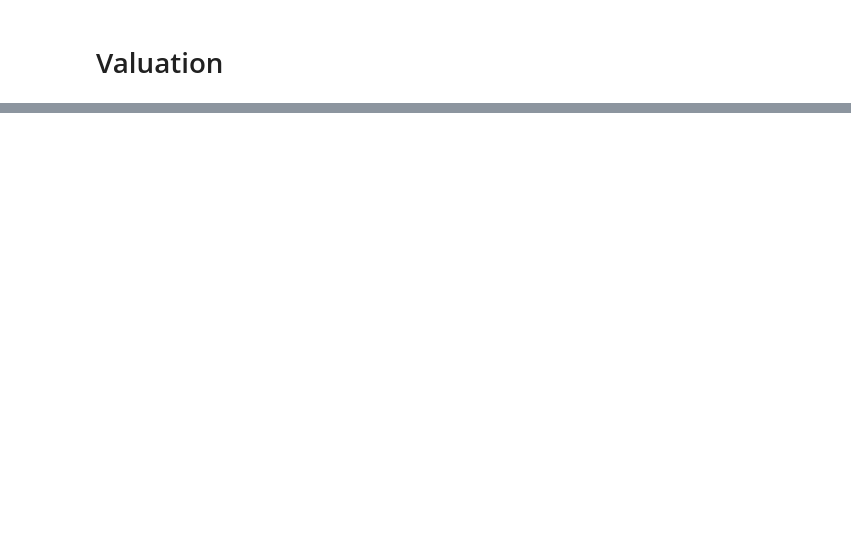
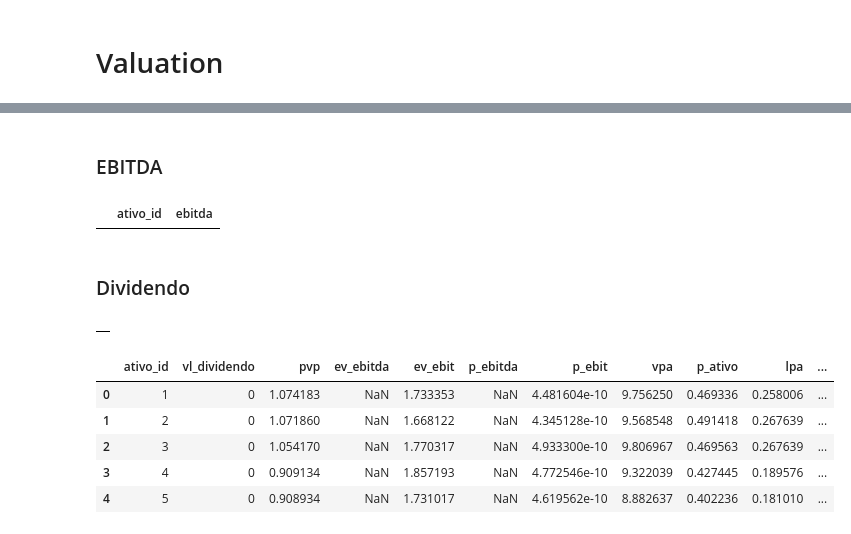
Before and after one commit to faelk8/renda_investe-banco_de_dados, a Jupyter notebook: 02.02-calculos.ipynb, the cells around one changed output, grey strips where cells are left out. Saved outputs shown, nothing was run; the diff lists cells and outputs as text; code cells hidden in the pictures; blank space fills up the shorter version.

```diff
--- a/02.02-calculos.ipynb
+++ b/02.02-calculos.ipynb
@@ -250,5 +272,6 @@ resultado['patrimonio_liquido'] = patrimolio_liquido['patrimolio_liquido']
 ### Lucro Líquido 12 Meses
 # %%
 resultado['lucro_liquidos_12m'] = janela_tempo(patrimolio_liquido,'lucro_prejuizo')
+resultado['lucro_liquido'] = patrimolio_liquido['lucro_prejuizo']
 # %% [markdown]
 ### Receita Líquida
@@ -298,14 +363,59 @@ resultado.head()
+# %% [markdown]
+### EBITDA
+# %%
+ebitda = pd.read_csv("/home/rafael/00-Projetos/Renda_Investe/renda_investe-banco_de_dados/data/bd/demonstrativo_resultado/despesa_receita_descritivo.csv")
+
+eb1 = ebitda[(ebitda['descricao']=='Depreciações e Amortizações')]
+eb2 = ebitda[(ebitda['descricao']=='Depreciações e Amortizações de Direito de Uso')]
+ebitda = pd.concat([eb1,eb2])
+
+ebitda = ebitda.groupby('ativo_id')['valor'].sum().reset_index()
+
+ebitda.rename(columns={'valor':'ebitda'}, inplace=True)
+# %%
+ebitda.head()
+# %% [output]
+|  | ativo_id | ebitda |
+# %%
+ebitda['ebitda_12m'] = janela_tempo(ebitda,'ebitda')
+# %% [markdown]
+### Dividendo
+# %%
+con = PostgresConnector()
+
+sql = "select * from empresa.dividendos  where codigo ='BHIA3'"
+
+dividendo = con.buscar(sql)
+dividendo.head()
+# %% [output]
+|  |
 # %%
 valuation = pd.DataFrame()
-valuation['lpa'] = resultado['lucro_liquidos_12m'] / numero_acores
-valuation['pl'] = resultado['close'] / valuation['lpa']
+valuation['ativo_id'] = resultado['ativo_id']
+
+if len(dividendo) == 0:
+    valuation['vl_dividendo'] = 0
+
 valuation['pvp'] = resultado['valor_mercado'] / resultado['patrimonio_liquido']
-valuation['vpa'] = resultado['patrimonio_liquido'] / numero_acores
+valuation['ev_ebitda'] = resultado['valor_firma'] / ebitda['ebitda_12m']
+valuation['ev_ebit'] = resultado['valor_firma'] / resultado['ebit_12m']
+valuation['p_ebitda'] = resultado['close'] / ebitda['ebitda']
 valuation['p_ebit'] = resultado['close'] / resultado['ebit_12m']
-valuation['psr'] = resultado['close'] / (resultado['receita_liquida_12m'] / numero_acores)
-valuation['p_ebit'] = resultado['valor_firma'] / resultado['ebit_12m']
-valuation['p_ativo'] = resultado['close'] / (resultado['ativos'] / numero_acores)
-valuation['capital_giro'] = resultado['ativo_circulante'] / (passivo_circulante['passivo_circulante'])
-valuation['ativo_circulante_liquido'] = resultado['ativo_circulante'] - (passivo_circulante['passivo_circulante'])
-valuation['giro_por_aco'] = valuation['ativo_circulante_liquido'] / numero_acores
-valuation['preco_capital_giro'] = resultado['close']/(resultado['ativo_circulante']-(passivo_circulante['passivo_circulante']/numero_acores))
+valuation['vpa'] = resultado['patrimonio_liquido'] / numero_acoes
+valuation['p_ativo'] = resultado['close'] / (resultado['ativos'] / numero_acoes)
+valuation['lpa'] = (resultado['lucro_liquidos_12m'] / numero_acoes)/10
+valuation['p_sr'] = resultado['close'] / (resultado['receita_liquida_12m'] / numero_acoes)
+
+valuation['pl'] = valuation['lpa'] / resultado['close']
+
+valuation['preco_ativo_circulante_liquido'] = resultado['close'] /((resultado['ativo_circulante'] - passivo_circulante['passivo_circulante']) / numero_acoes)
+valuation['p_capital_giro'] = resultado['close'] / (resultado['ativo_circulante'] - passivo_circulante['passivo_circulante'])
+
+valuation.head()
+# %% [output]
+|  | ativo_id | vl_dividendo | pvp | ev_ebitda | ev_ebit | p_ebitda | p_ebit | vpa | p_ativo | lpa | ... |
+| 0 | 1 | 0 | 1.074183 | NaN | 1.733353 | NaN | 4.481604e-10 | 9.756250 | 0.469336 | 0.258006 | ... |
+| 1 | 2 | 0 | 1.071860 | NaN | 1.668122 | NaN | 4.345128e-10 | 9.568548 | 0.491418 | 0.267639 | ... |
+| 2 | 3 | 0 | 1.054170 | NaN | 1.770317 | NaN | 4.933300e-10 | 9.806967 | 0.469563 | 0.267639 | ... |
+| 3 | 4 | 0 | 0.909134 | NaN | 1.857193 | NaN | 4.772546e-10 | 9.322039 | 0.427445 | 0.189576 | ... |
+| 4 | 5 | 0 | 0.908934 | NaN | 1.731017 | NaN | 4.619562e-10 | 8.882637 | 0.402236 | 0.181010 | ... |
```
Also changed, not shown: parts of 24 cells of this notebook, 3 other files.
